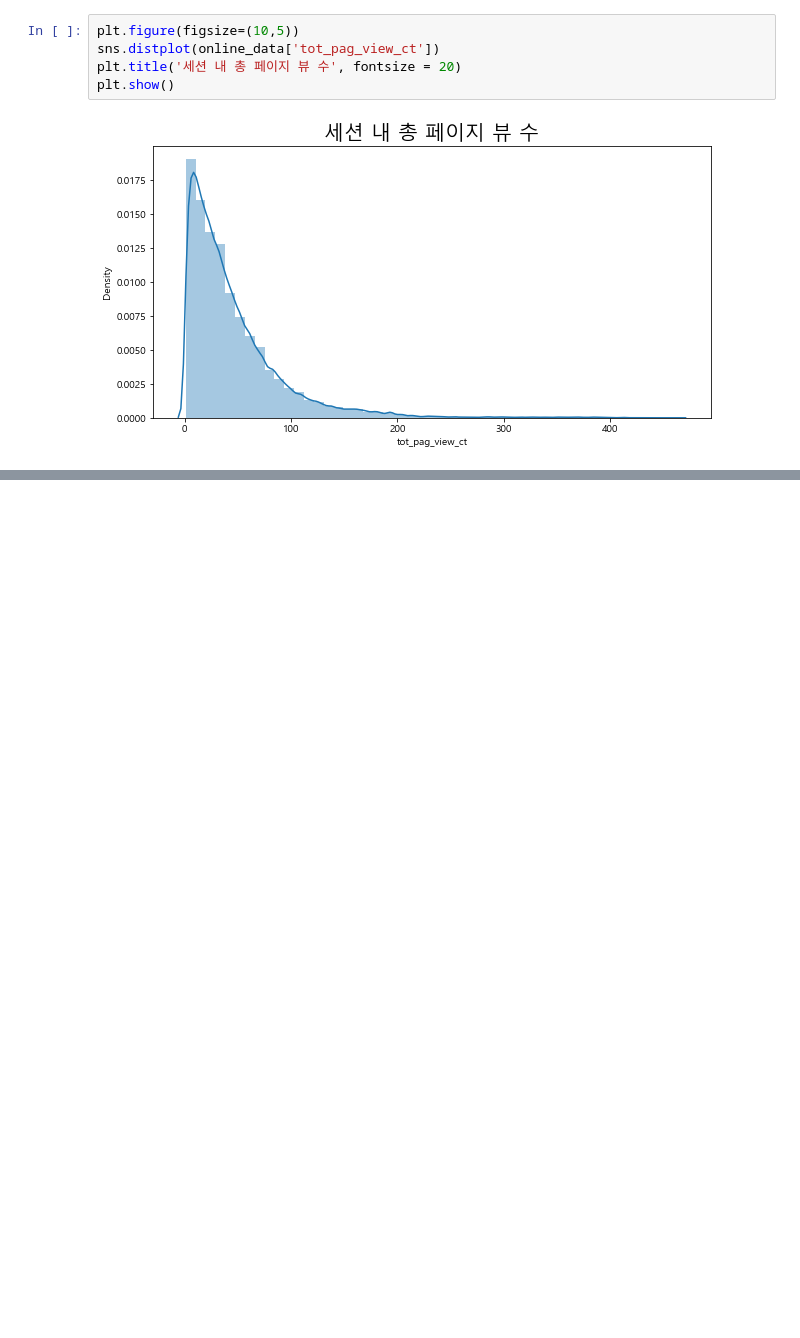
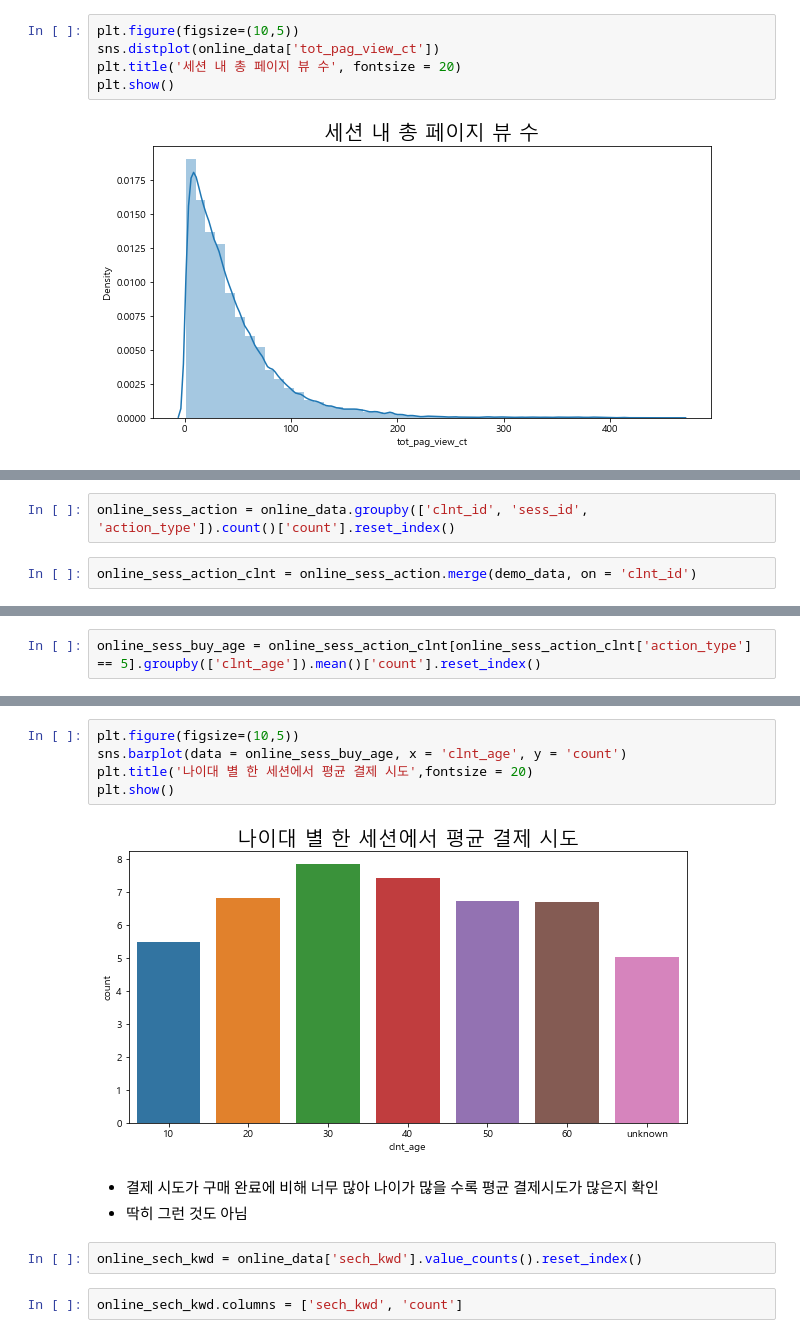
Before and after one commit to Gyeol0/Personalized-Content-Recommendation, a Jupyter notebook: L.Point.ipynb, the cells around one changed output, grey strips where cells are left out. Cells and saved outputs as stored; diff of their text form; blank space fills up the shorter version.

```diff
--- a/L.Point.ipynb
+++ b/L.Point.ipynb
@@ -283,0 +355,4 @@ plt.show()
+# %%
+online_sess_action = online_data.groupby(['clnt_id', 'sess_id', 'action_type']).count()['count'].reset_index()
+# %%
+online_sess_action_clnt = online_sess_action.merge(demo_data, on = 'clnt_id')
@@ -283,0 +361,2 @@ plt.show()
+# %%
+online_sess_buy_age = online_sess_action_clnt[online_sess_action_clnt['action_type'] == 5].groupby(['clnt_age']).mean()['count'].reset_index()
@@ -283,0 +374,14 @@ plt.show()
+# %%
+plt.figure(figsize=(10,5))
+sns.barplot(data = online_sess_buy_age, x = 'clnt_age', y = 'count')
+plt.title('나이대 별 한 세션에서 평균 결제 시도',fontsize = 20)
+plt.show()
+# %% [output]
+[figure, added]
+# %% [markdown]
+* 결제 시도가 구매 완료에 비해 너무 많아 나이가 많을 수록 평균 결제시도가 많은지 확인
+* 딱히 그런 것도 아님
+# %%
+online_sech_kwd = online_data['sech_kwd'].value_counts().reset_index()
+# %%
+online_sech_kwd.columns = ['sech_kwd', 'count']
```
Also changed, not shown: parts of 24 cells of this notebook.
